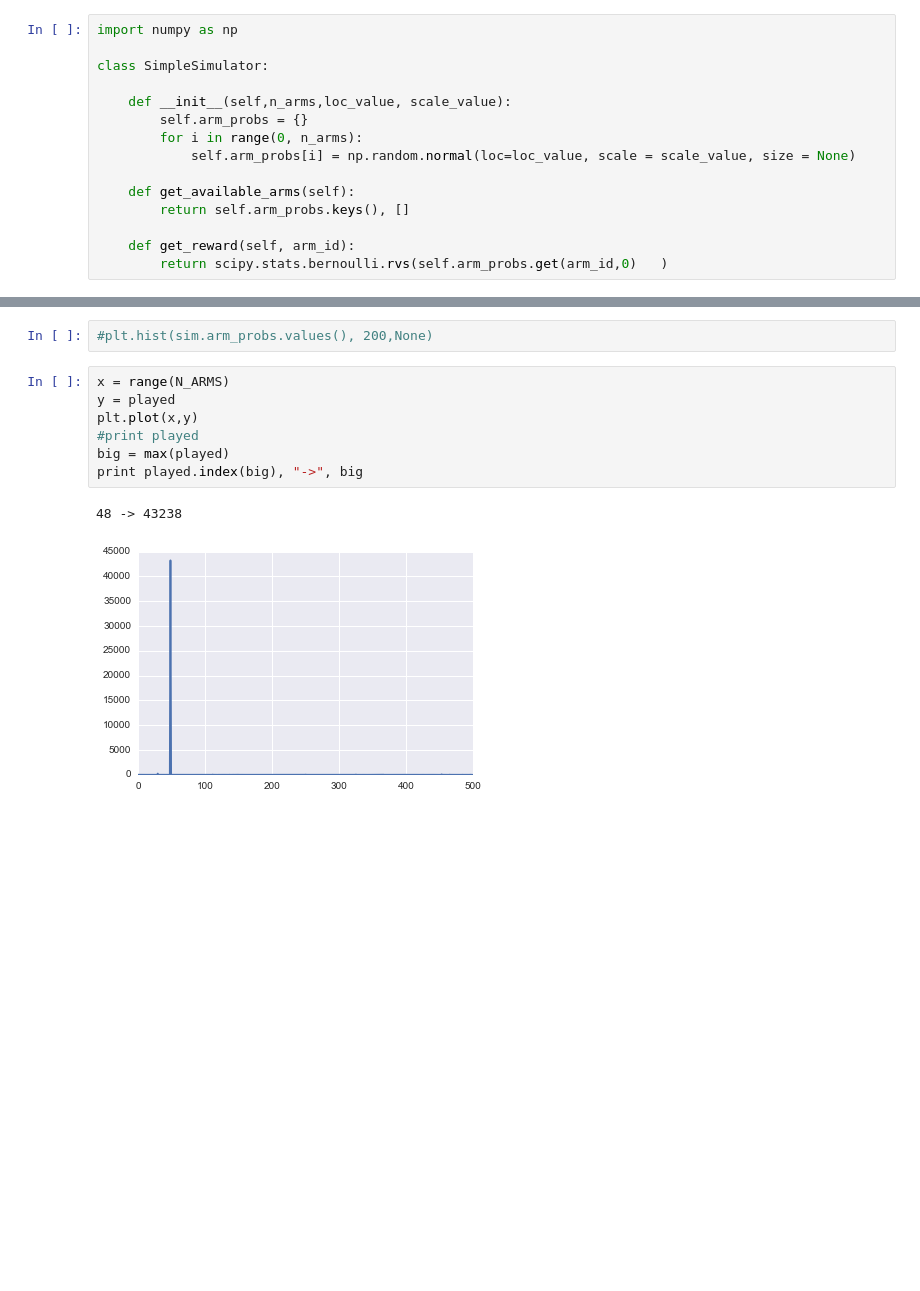
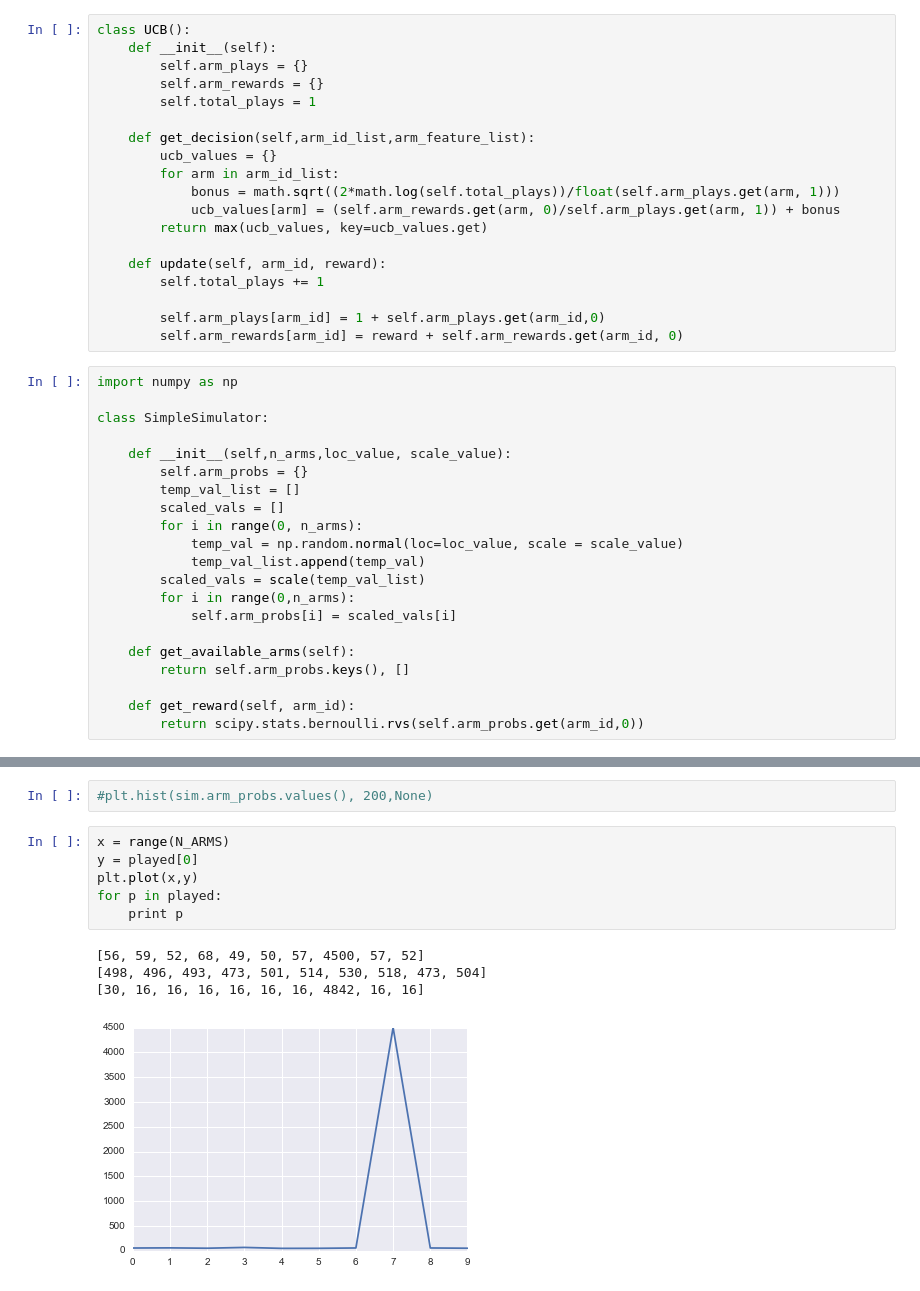
Before and after one commit to stoddardg/mab_simulation, a Jupyter notebook: evaluate_mab.ipynb, the cells around one changed output, grey strips where cells are left out. Drawn from its saved outputs; the diff is of its cells as text; blank space fills up the shorter version.

```diff
--- a/evaluate_mab.ipynb
+++ b/evaluate_mab.ipynb
@@ -57,3 +73,22 @@ class BetaBandit(object):
+# %%
+class UCB():
+    def __init__(self):
+        self.arm_plays = {}
+        self.arm_rewards = {}
+        self.total_plays = 1
+
+    def get_decision(self,arm_id_list,arm_feature_list):
+        ucb_values = {}
+        for arm in arm_id_list:
+            bonus = math.sqrt((2*math.log(self.total_plays))/float(self.arm_plays.get(arm, 1)))
+            ucb_values[arm] = (self.arm_rewards.get(arm, 0)/self.arm_plays.get(arm, 1)) + bonus
+        return max(ucb_values, key=ucb_values.get)
+
+    def update(self, arm_id, reward):
+        self.total_plays += 1
+
+        self.arm_plays[arm_id] = 1 + self.arm_plays.get(arm_id,0)
+        self.arm_rewards[arm_id] = reward + self.arm_rewards.get(arm_id, 0)
 # %%
 import numpy as np
 
@@ -61,14 +96,20 @@ class SimpleSimulator:
 
     def __init__(self,n_arms,loc_value, scale_value):
         self.arm_probs = {}
+        temp_val_list = []
+        scaled_vals = []
         for i in range(0, n_arms):
-            self.arm_probs[i] = np.random.normal(loc=loc_value, scale = scale_value, size = None)
+            temp_val = np.random.normal(loc=loc_value, scale = scale_value)
+            temp_val_list.append(temp_val)
+        scaled_vals = scale(temp_val_list)
+        for i in range(0,n_arms):
+            self.arm_probs[i] = scaled_vals[i]
 
     def get_available_arms(self):
         return self.arm_probs.keys(), []
 
     def get_reward(self, arm_id):
-        return scipy.stats.bernoulli.rvs(self.arm_probs.get(arm_id,0)   )
+        return scipy.stats.bernoulli.rvs(self.arm_probs.get(arm_id,0))
 # %%
 s1 = SimpleSimulator(10,4,2)
 s2 = SimpleSimulator(5,3, 4)
@@ -149,11 +217,12 @@ np.random.rand()
 #plt.hist(sim.arm_probs.values(), 200,None)
 # %%
 x = range(N_ARMS)
-y = played
+y = played[0]
 plt.plot(x,y)
-#print played
-big = max(played)
-print played.index(big), "->", big
+for p in played:
+    print p
 # %% [output]
-48 -> 43238
+[56, 59, 52, 68, 49, 50, 57, 4500, 57, 52]
+[498, 496, 493, 473, 501, 514, 530, 518, 473, 504]
+[30, 16, 16, 16, 16, 16, 16, 4842, 16, 16]
-[figure, old version]
+[figure, new version]
```
Also changed, not shown: parts of 7 cells of this notebook.
